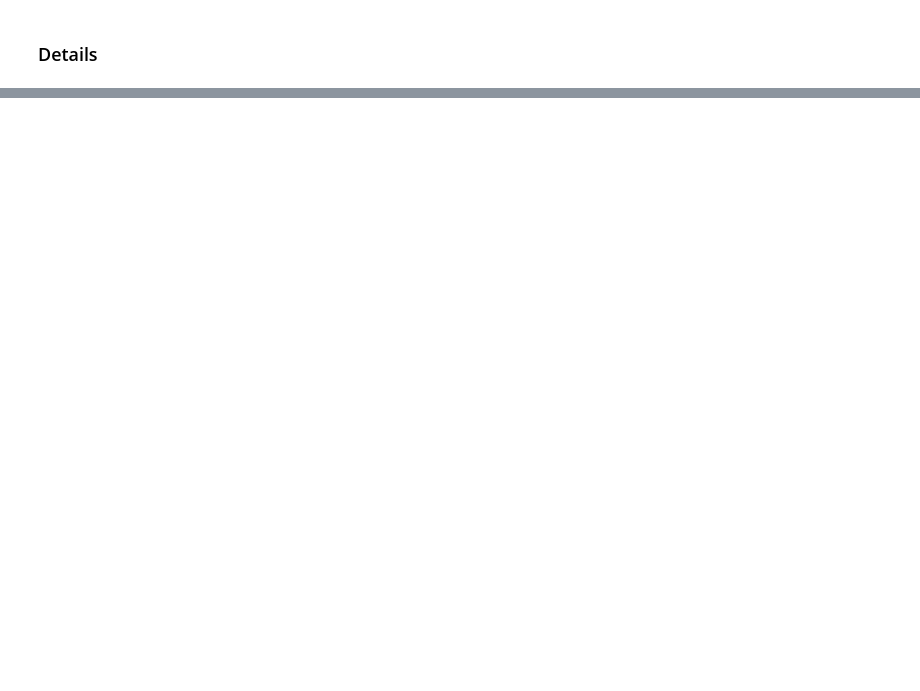
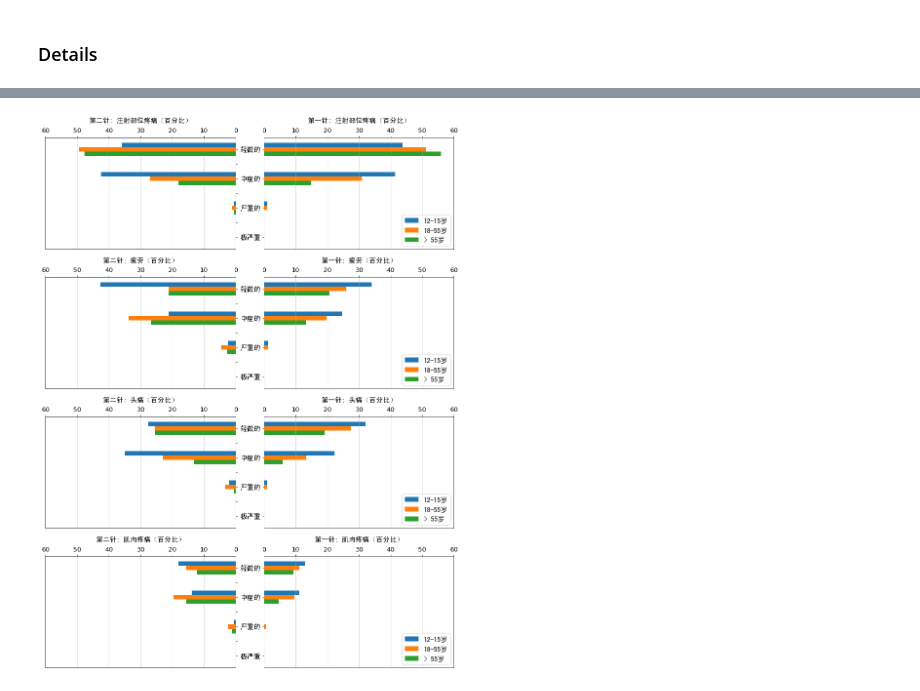
Before and after one commit to jingwen-z/python-playground, a Jupyter notebook: analysis/Reactions Pfizer-BioNTech COVID-19 Vaccine/Reactions Pfizer-BioNTech COVID-19 Vaccine.ipynb, the cells around one changed output, grey strips where cells are left out. Saved outputs shown, nothing was run; the diff lists cells and outputs as text; code cells hidden in the pictures; blank space fills up the shorter version.

```diff
--- a/analysis/Reactions Pfizer-BioNTech COVID-19 Vaccine/Reactions Pfizer-BioNTech COVID-19 Vaccine.ipynb
+++ b/analysis/Reactions Pfizer-BioNTech COVID-19 Vaccine/Reactions Pfizer-BioNTech COVID-19 Vaccine.ipynb
@@ -199,3 +162,18 @@ plt.subplots_adjust(wspace=0.16)
+# %%
+fig, axarr = plt.subplots(nrows=4, ncols=2, figsize=(15, 20))
+
+viz_detail_reactions(axarr_left=axarr[0, 0], axarr_right=axarr[0, 1], df=dose_df,
+                     reaction='注射部位疼痛', degree_nb=4, width=0.15, x_lim_max=60)
+viz_detail_reactions(axarr_left=axarr[1, 0], axarr_right=axarr[1, 1], df=dose_df,
+                     reaction='疲劳', degree_nb=4, width=0.15, x_lim_max=60)
+viz_detail_reactions(axarr_left=axarr[2, 0], axarr_right=axarr[2, 1], df=dose_df,
+                     reaction='头痛', degree_nb=4, width=0.15, x_lim_max=60)
+viz_detail_reactions(axarr_left=axarr[3, 0], axarr_right=axarr[3, 1], df=dose_df,
+                     reaction='肌肉疼痛', degree_nb=4, width=0.15, x_lim_max=60)
+
+plt.subplots_adjust(wspace=0.15, hspace=0.25)
+# %% [output]
+[figure, added]
 # %%
 # fig, axarr = plt.subplots(nrows=2, ncols=1, figsize=(15, 10))
 # width = 0.7
```
Also changed, not shown: parts of 7 cells of this notebook.
